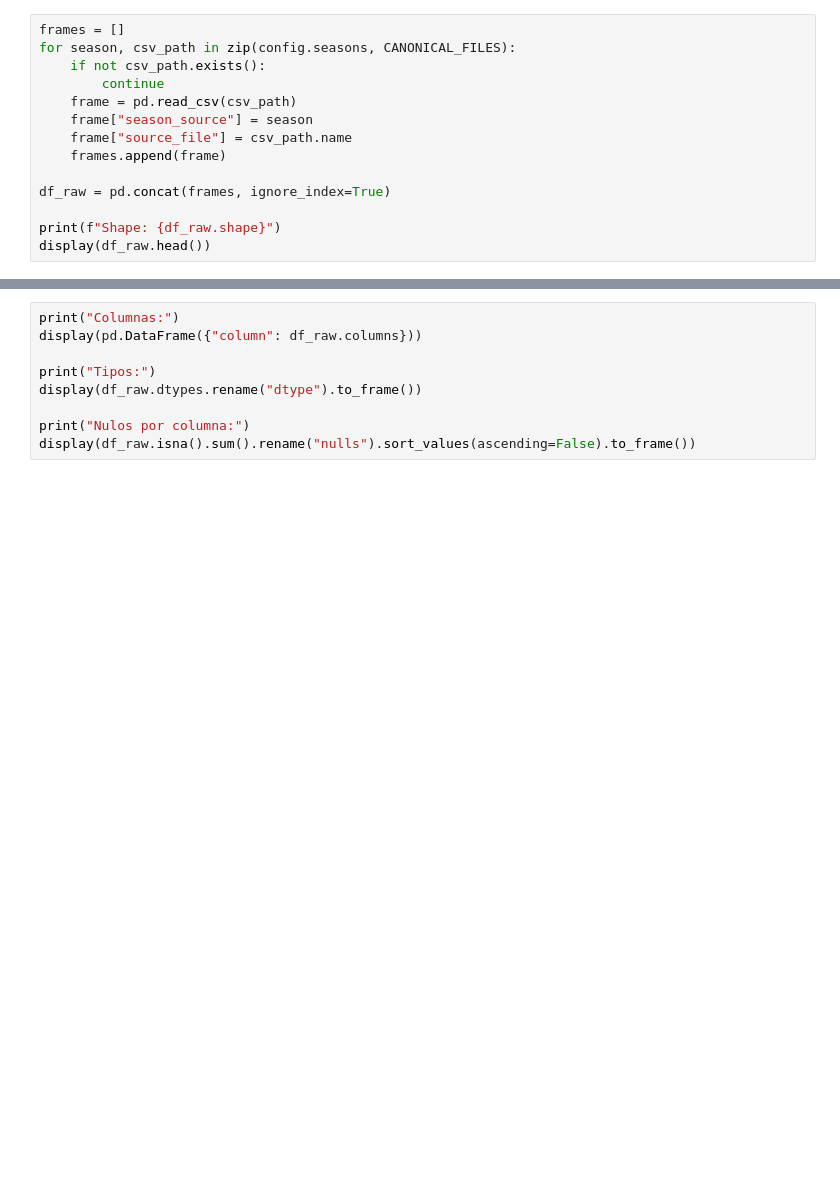
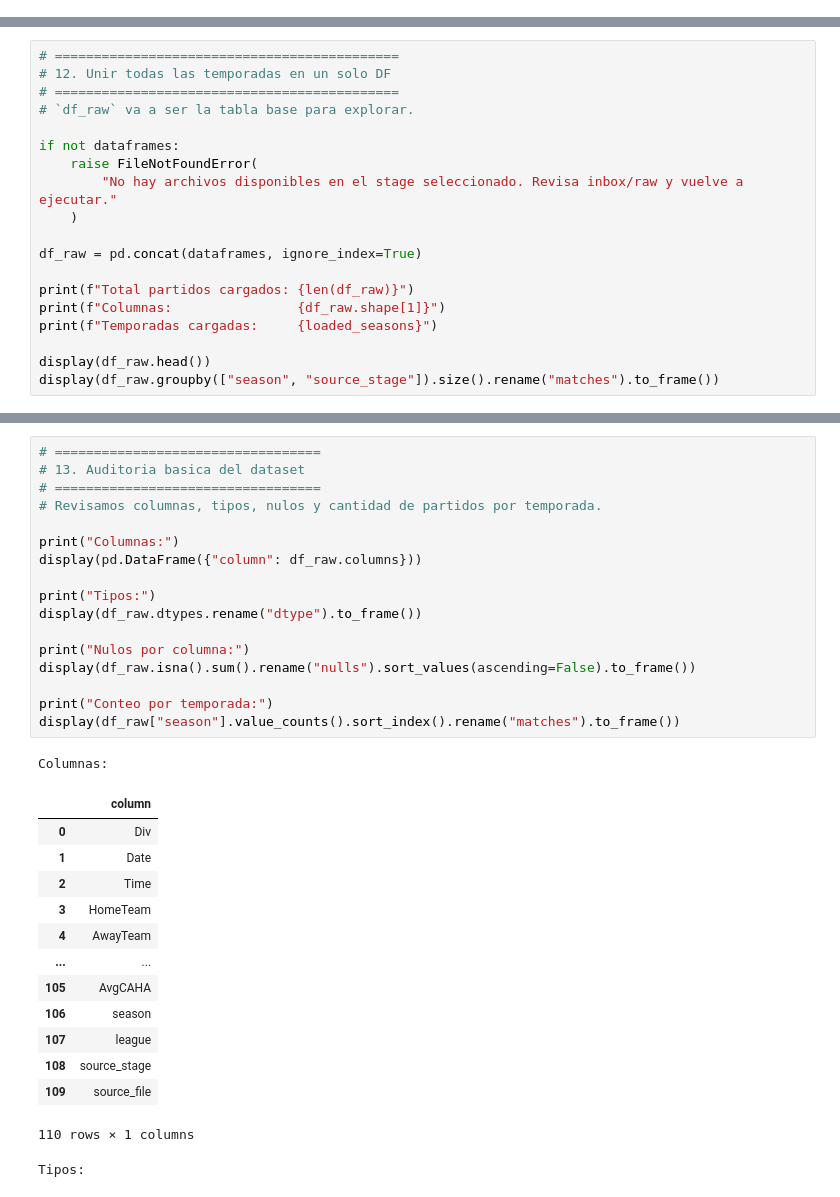
Before and after one commit to augustovillegas/ml-soccer, a Jupyter notebook: notebooks/01_explorer_matchhistory.ipynb, the cells around one changed output, grey strips where cells are left out. Saved outputs shown, nothing was run; the diff lists cells and outputs as text; blank space fills up the shorter version.

```diff
--- a/notebooks/01_explorer_matchhistory.ipynb
+++ b/notebooks/01_explorer_matchhistory.ipynb
@@ -43,14 +49,0 @@ if not AVAILABLE_FILES:
-# %%
-frames = []
-for season, csv_path in zip(config.seasons, CANONICAL_FILES):
-    if not csv_path.exists():
-        continue
-    frame = pd.read_csv(csv_path)
-    frame["season_source"] = season
-    frame["source_file"] = csv_path.name
-    frames.append(frame)
-
-df_raw = pd.concat(frames, ignore_index=True)
-
-print(f"Shape: {df_raw.shape}")
-display(df_raw.head())
@@ -56,0 +201,19 @@ display(df_raw.head())
+# %%
+# ============================================
+# 12. Unir todas las temporadas en un solo DF
+# ============================================
+# `df_raw` va a ser la tabla base para explorar.
+
+if not dataframes:
+    raise FileNotFoundError(
+        "No hay archivos disponibles en el stage seleccionado. Revisa inbox/raw y vuelve a ejecutar."
+    )
+
+df_raw = pd.concat(dataframes, ignore_index=True)
+
+print(f"Total partidos cargados: {len(df_raw)}")
+print(f"Columnas:                {df_raw.shape[1]}")
+print(f"Temporadas cargadas:     {loaded_seasons}")
+
+display(df_raw.head())
+display(df_raw.groupby(["season", "source_stage"]).size().rename("matches").to_frame())
@@ -57,9 +235,33 @@ display(df_raw.head())
 # %%
+# ==================================
+# 13. Auditoria basica del dataset
+# ==================================
+# Revisamos columnas, tipos, nulos y cantidad de partidos por temporada.
+
 print("Columnas:")
 display(pd.DataFrame({"column": df_raw.columns}))
 
 print("Tipos:")
 display(df_raw.dtypes.rename("dtype").to_frame())
 
 print("Nulos por columna:")
 display(df_raw.isna().sum().rename("nulls").sort_values(ascending=False).to_frame())
+
+print("Conteo por temporada:")
+display(df_raw["season"].value_counts().sort_index().rename("matches").to_frame())
+# %% [output]
+Columnas:
+|  | column |
+| 0 | Div |
+| 1 | Date |
+| 2 | Time |
+| 3 | HomeTeam |
+| 4 | AwayTeam |
+| ... | ... |
+| 105 | AvgCAHA |
+| 106 | season |
+| 107 | league |
+| 108 | source_stage |
+| 109 | source_file |
+110 rows × 1 columns
+Tipos:
```
Also changed, not shown: parts of 8 cells of this notebook, 1 other file.
